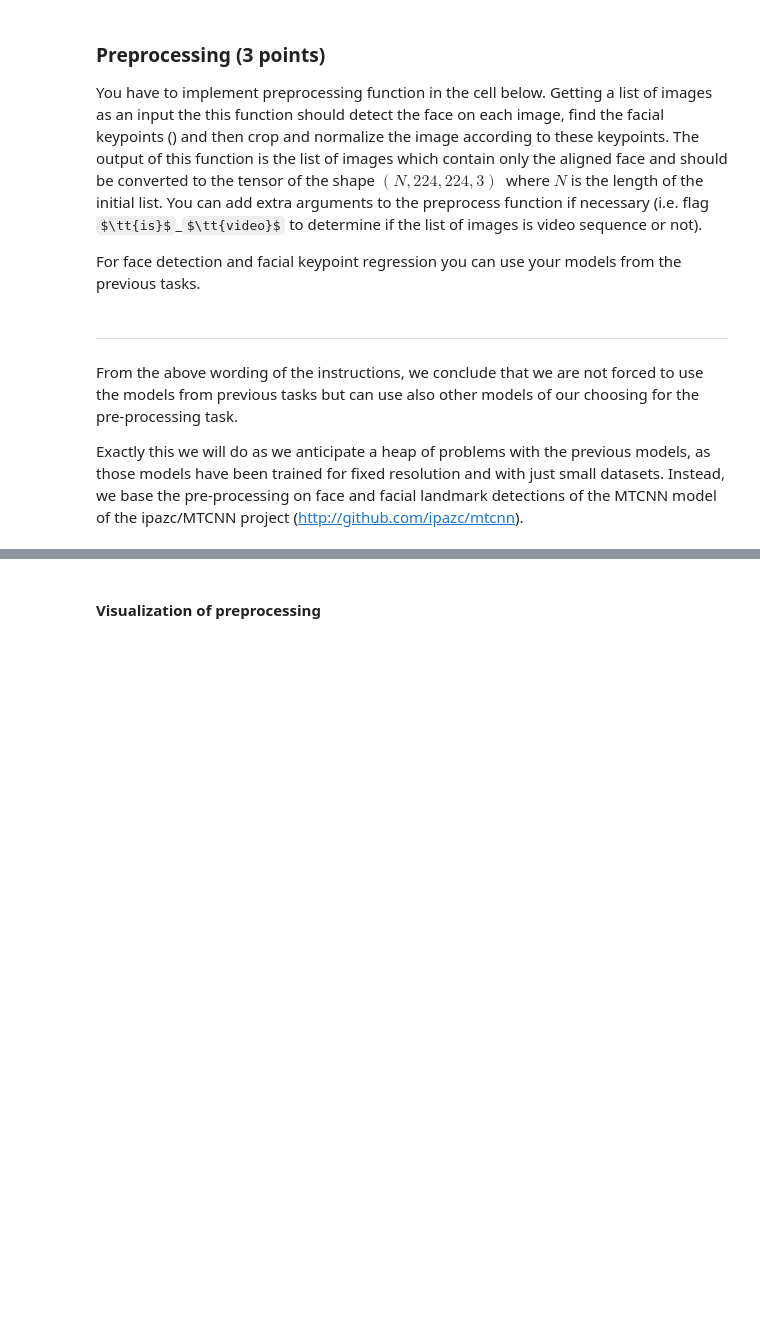
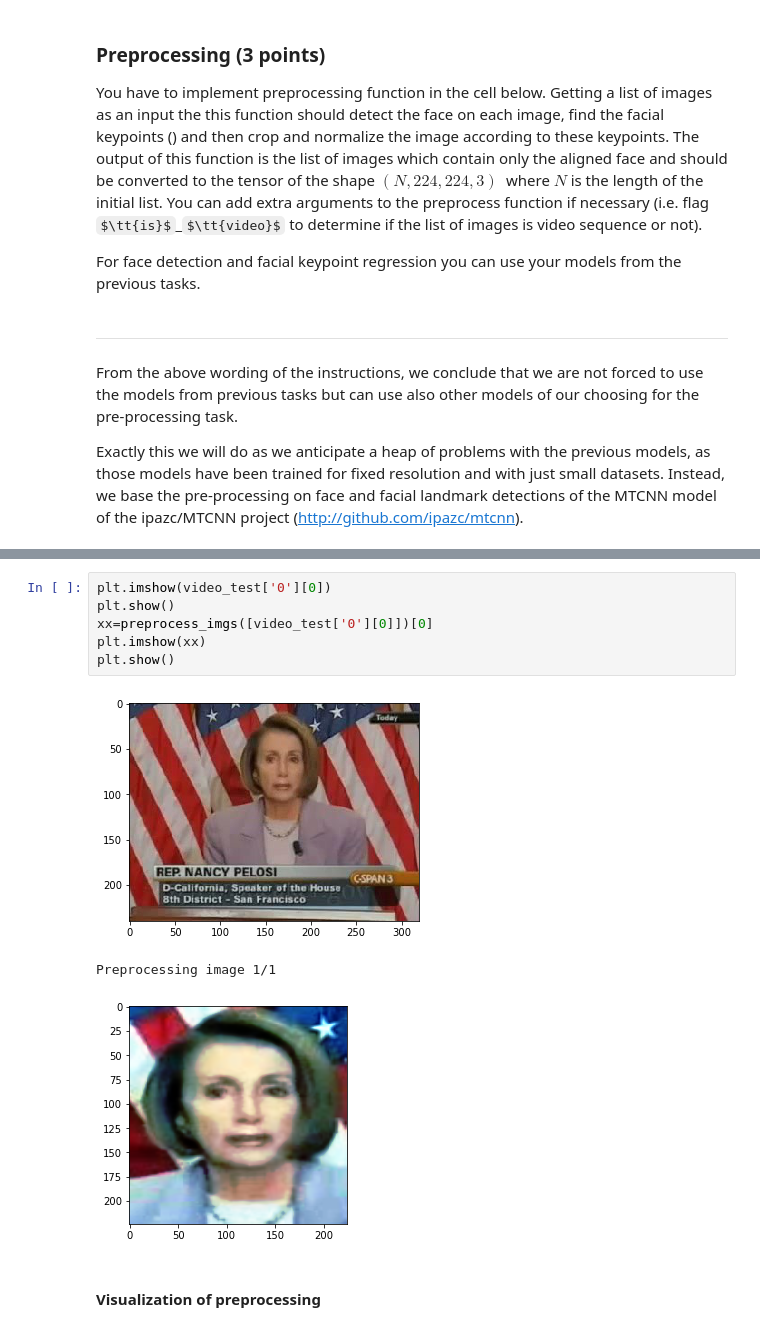
Before and after one commit to vvivvi/face-recognition, a Jupyter notebook: ace_Recognition_task_video_tests.ipynb, the cells around one changed output, grey strips where cells are left out. Drawn from its saved outputs; the diff is of its cells as text; some formulas as TeX source; blank space fills up the shorter version.

```diff
--- a/ace_Recognition_task_video_tests.ipynb
+++ b/ace_Recognition_task_video_tests.ipynb
@@ -322,3 +366,13 @@ def preprocess_imgs(imgs, size_multiplier=2.15):
+# %%
+plt.imshow(video_test['0'][0])
+plt.show()
+xx=preprocess_imgs([video_test['0'][0]])[0]
+plt.imshow(xx)
+plt.show()
+# %% [output]
+[figure, added]
+Preprocessing image 1/1
+[figure, added]
 # %% [markdown]
 #### Visualization of preprocessing
 # %% [markdown]
```
Also changed, not shown: parts of 14 cells of this notebook.
